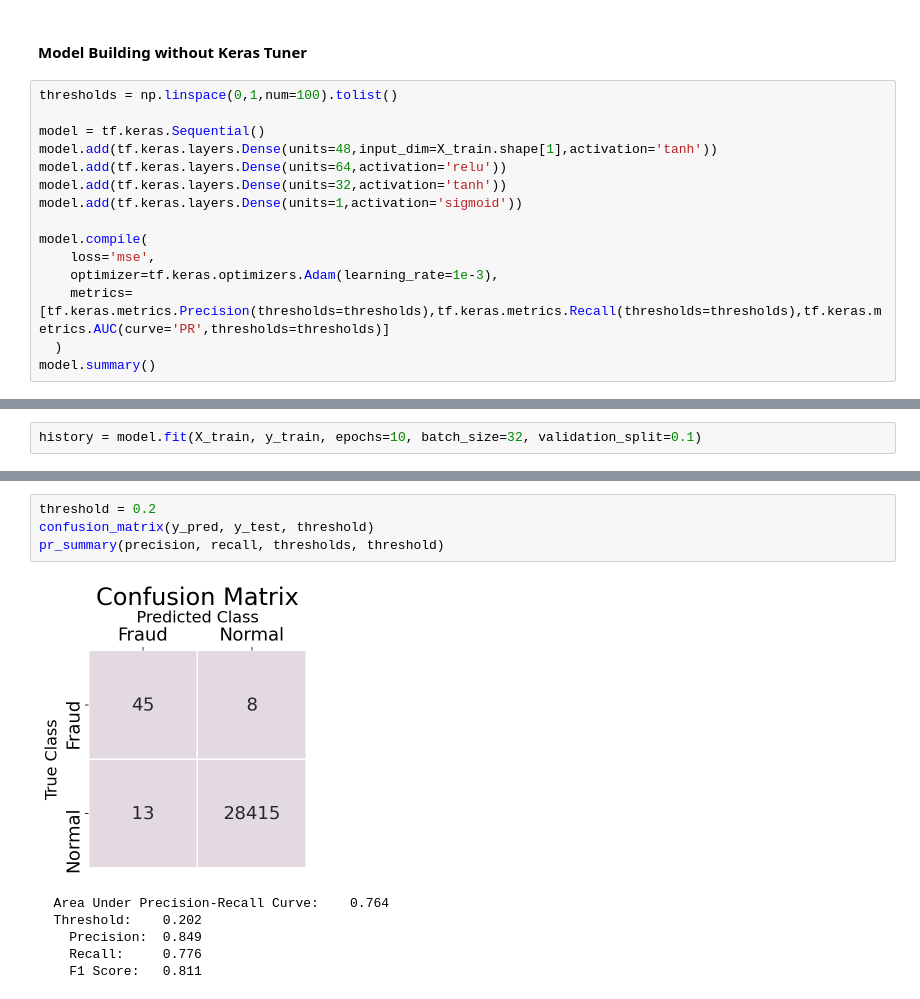
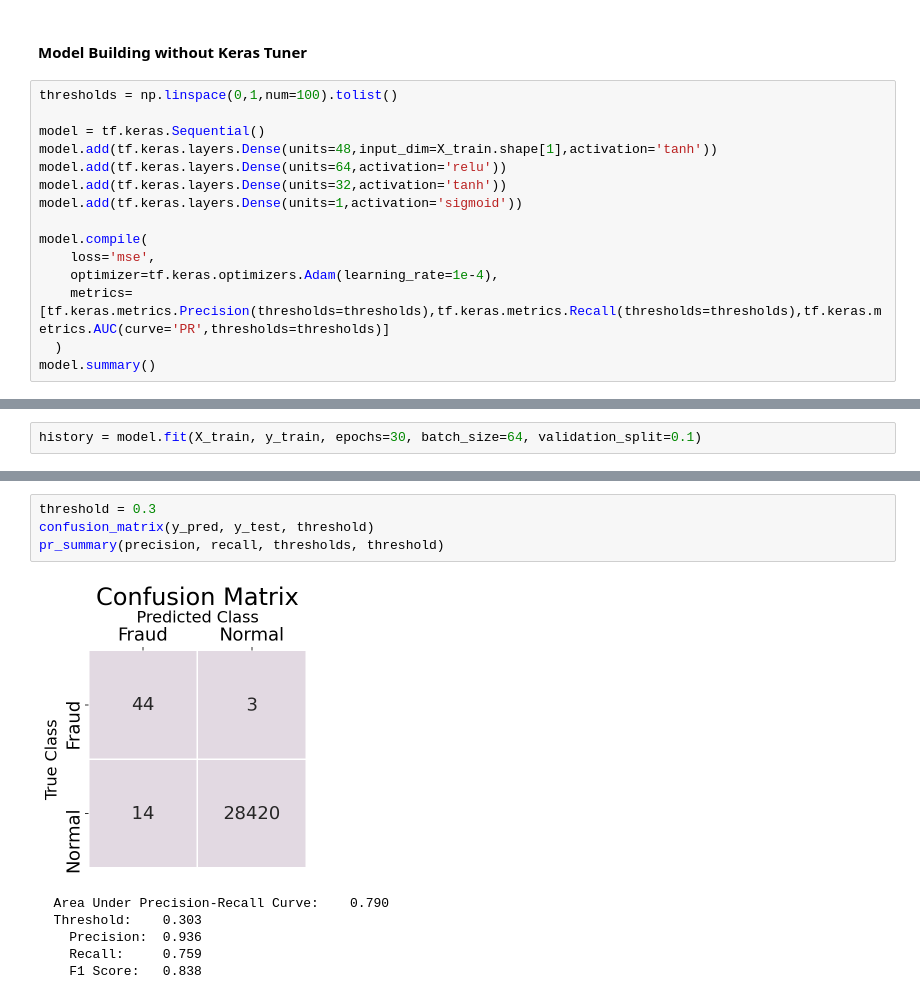
Before and after one commit to SarangMohaniraj/CreditCardFraudDetection, a Jupyter notebook: CreditCardFraudDetection.ipynb, the cells around one changed output, grey strips where cells are left out. Drawn from its saved outputs; the diff is of its cells as text.

Commit message:
Train for more epochs

```diff
--- a/CreditCardFraudDetection.ipynb
+++ b/CreditCardFraudDetection.ipynb
@@ -510,7 +511,7 @@ model.add(tf.keras.layers.Dense(units=1,activation='sigmoid'))
 
 model.compile(
     loss='mse',
-    optimizer=tf.keras.optimizers.Adam(learning_rate=1e-3),
+    optimizer=tf.keras.optimizers.Adam(learning_rate=1e-4),
     metrics=[tf.keras.metrics.Precision(thresholds=thresholds),tf.keras.metrics.Recall(thresholds=thresholds),tf.keras.metrics.AUC(curve='PR',thresholds=thresholds)]
   )
 model.summary()
@@ -532,5 +533,5 @@ Trainable params: 6,737
 Non-trainable params: 0
 _________________________________________________________________
 # %%
-history = model.fit(X_train, y_train, epochs=10, batch_size=32, validation_split=0.1)
+history = model.fit(X_train, y_train, epochs=30, batch_size=64, validation_split=0.1)
 # %% [output]
@@ -579,11 +577,11 @@ pr_curve(precision, recall)
 # %%
-threshold = 0.2
+threshold = 0.3
 confusion_matrix(y_pred, y_test, threshold)
 pr_summary(precision, recall, thresholds, threshold)
 # %% [output]
-[figure, old version]
+[figure, new version]
-  Area Under Precision-Recall Curve:    0.764
-  Threshold:    0.202
-    Precision:  0.849
-    Recall:     0.776
-    F1 Score:   0.811
+  Area Under Precision-Recall Curve:    0.790
+  Threshold:    0.303
+    Precision:  0.936
+    Recall:     0.759
+    F1 Score:   0.838
```
Also changed, not shown: parts of 7 cells of this notebook.
